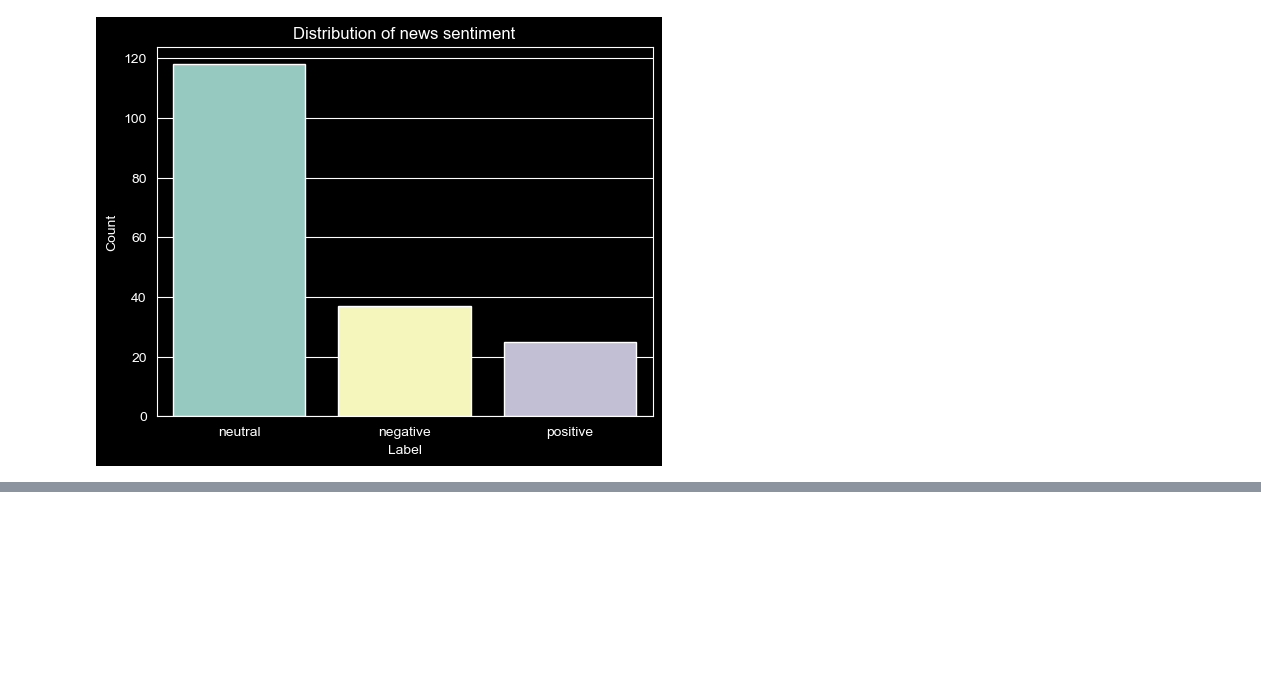
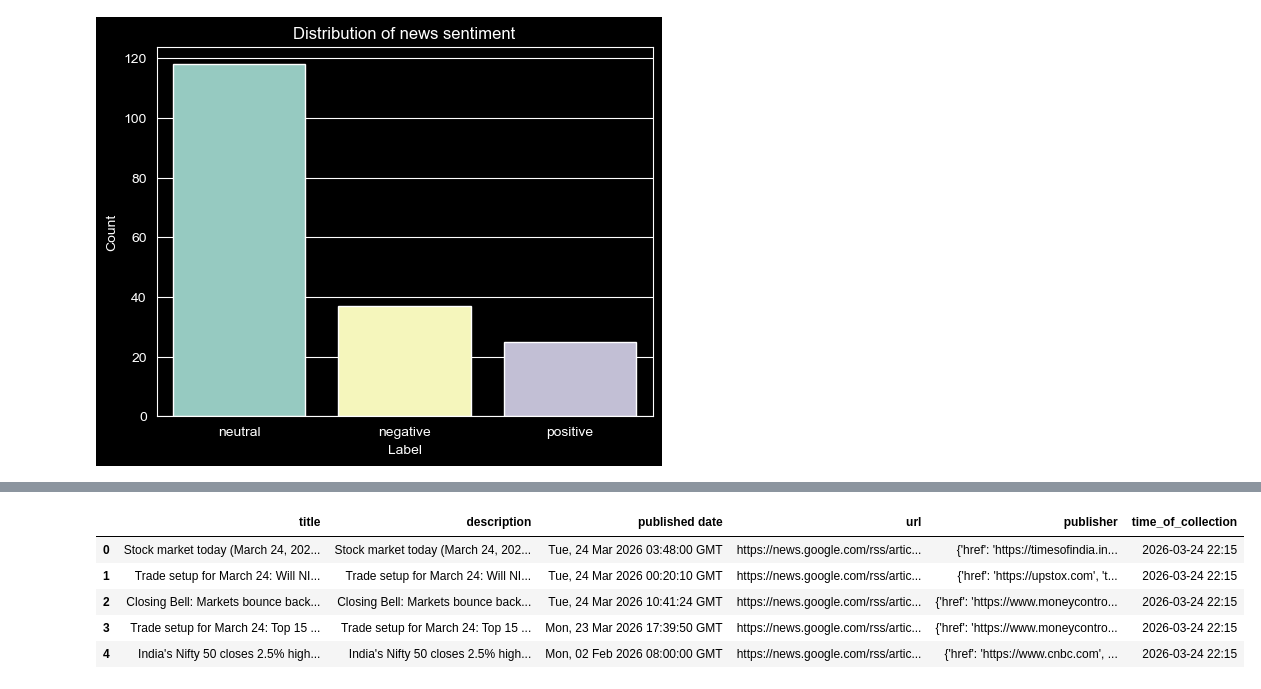
Before and after one commit to ajiteshsi/test_2, a Jupyter notebook: sentiment_gnews.ipynb, the cells around one changed output, grey strips where cells are left out. Saved outputs shown, nothing was run; the diff lists cells and outputs as text; code cells hidden in the pictures; blank space fills up the shorter version.

```diff
--- a/sentiment_gnews.ipynb
+++ b/sentiment_gnews.ipynb
@@ -136,0 +237,10 @@ fig.show()
+# %%
+nifty_df=pd.read_csv(path+"\\NIFTY 50.csv")
+nifty_df.head()
+# %% [output]
+|  | title | description | published date | url | publisher | time_of_collection |
+| 0 | Stock market today (March 24, 202... | Stock market today (March 24, 202... | Tue, 24 Mar 2026 03:48:00 GMT | https://news.google.com/rss/artic... | {'href': 'https://timesofindia.in... | 2026-03-24 22:15 |
+| 1 | Trade setup for March 24: Will NI... | Trade setup for March 24: Will NI... | Tue, 24 Mar 2026 00:20:10 GMT | https://news.google.com/rss/artic... | {'href': 'https://upstox.com', 't... | 2026-03-24 22:15 |
+| 2 | Closing Bell: Markets bounce back... | Closing Bell: Markets bounce back... | Tue, 24 Mar 2026 10:41:24 GMT | https://news.google.com/rss/artic... | {'href': 'https://www.moneycontro... | 2026-03-24 22:15 |
+| 3 | Trade setup for March 24: Top 15 ... | Trade setup for March 24: Top 15 ... | Mon, 23 Mar 2026 17:39:50 GMT | https://news.google.com/rss/artic... | {'href': 'https://www.moneycontro... | 2026-03-24 22:15 |
+| 4 | India's Nifty 50 closes 2.5% high... | India's Nifty 50 closes 2.5% high... | Mon, 02 Feb 2026 08:00:00 GMT | https://news.google.com/rss/artic... | {'href': 'https://www.cnbc.com', ... | 2026-03-24 22:15 |
```
Also changed, not shown: parts of 27 cells of this notebook.
